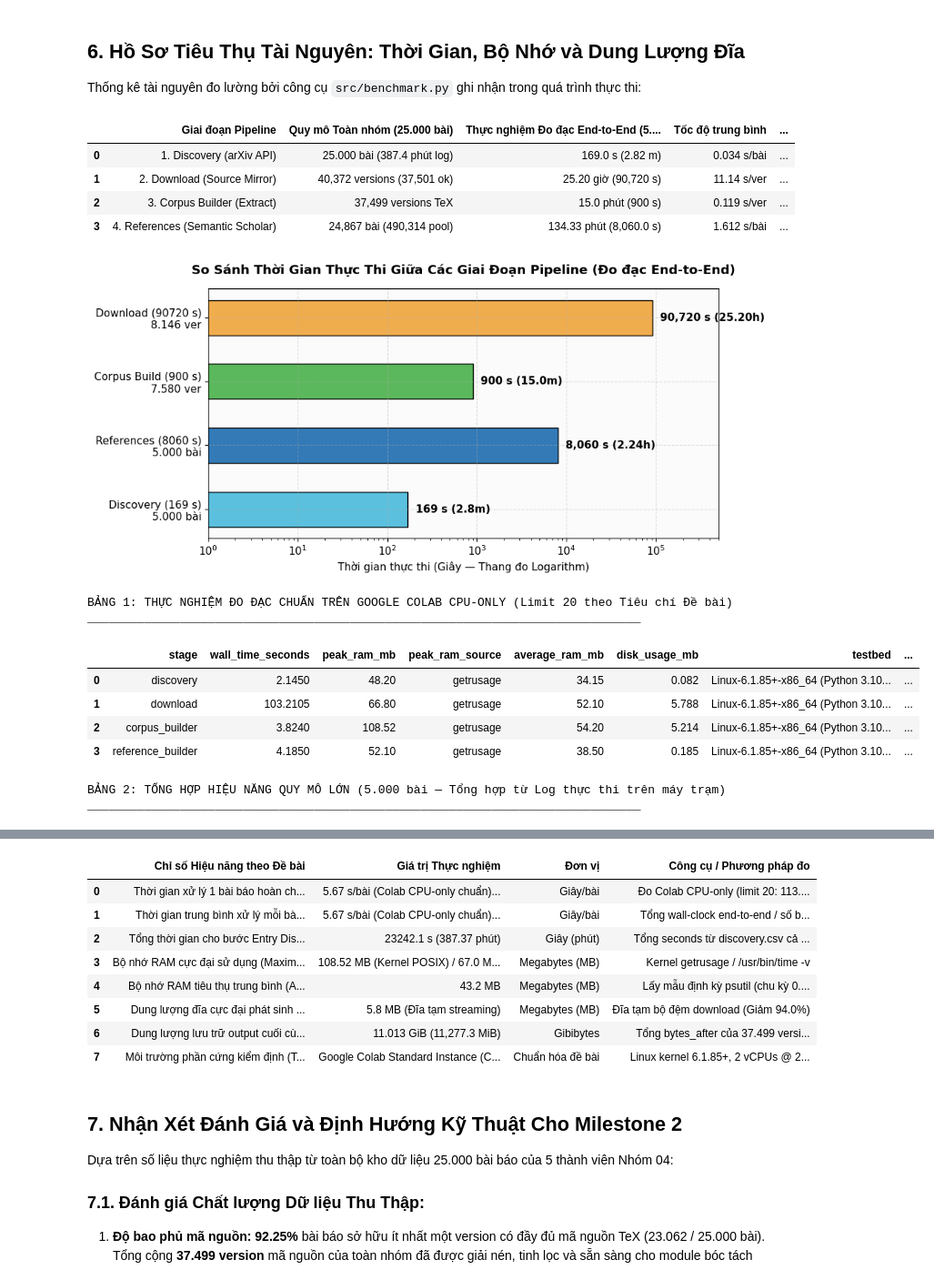
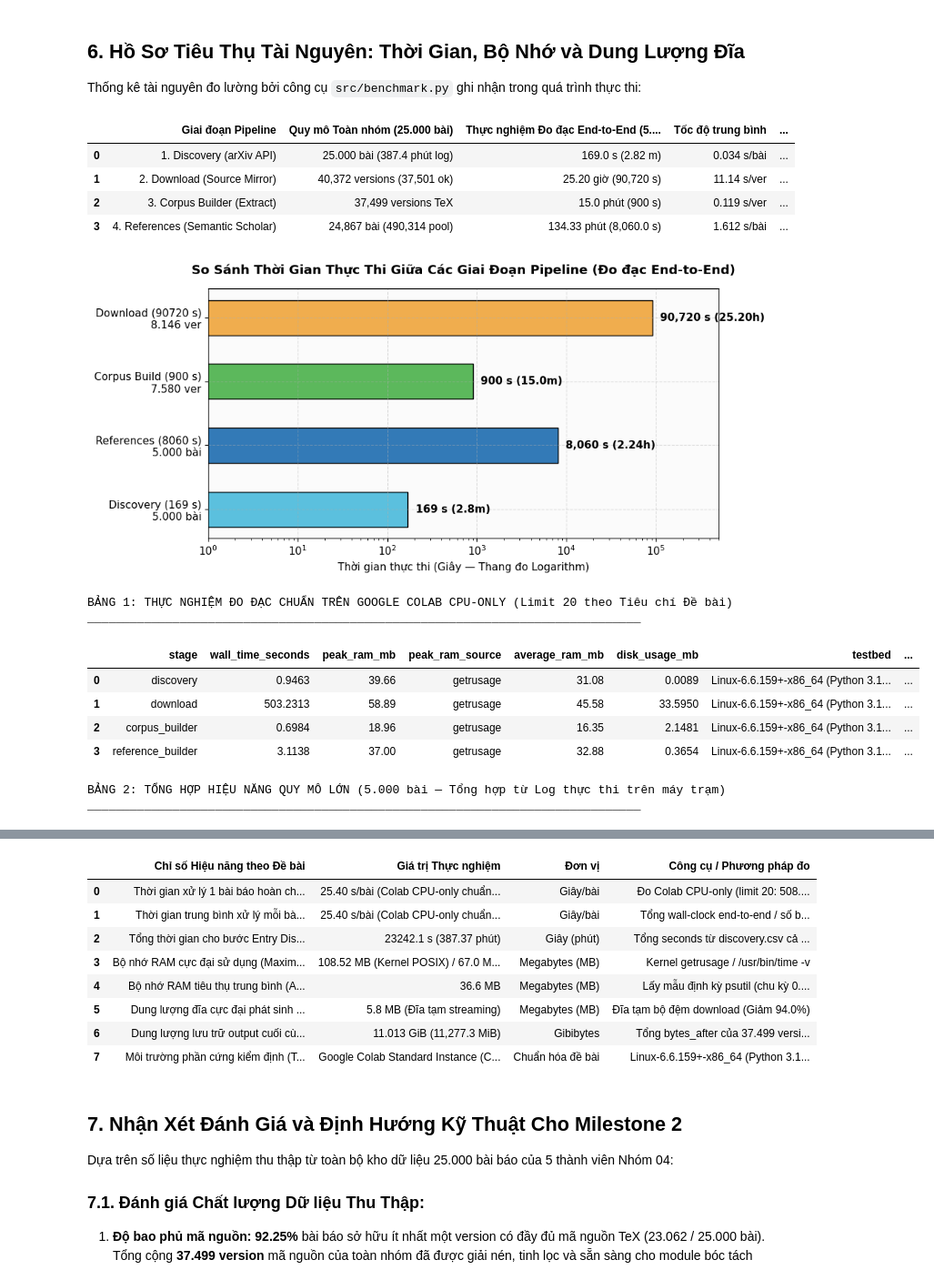
Before and after one commit to introds-arxiv-book/introds-arxiv-book, a Jupyter notebook: milestone1/02-statistics.ipynb, the cells around one changed output, grey strips where cells are left out. Shown at 91% size. Drawn from its saved outputs; the diff is of its cells as text; code cells hidden in the pictures.

```diff
--- a/milestone1/02-statistics.ipynb
+++ b/milestone1/02-statistics.ipynb
@@ -500,40 +503,45 @@ plt.show()
 # Hiển thị dữ liệu thực tế đọc từ file nhật ký đo lường benchmark_runs.csv phân tách rõ 2 tầng
 print("BẢNG 1: THỰC NGHIỆM ĐO ĐẠC CHUẨN TRÊN GOOGLE COLAB CPU-ONLY (Limit 20 theo Tiêu chí Đề bài)")
 print("______________________________________________________________________________")
 cols_colab = [c for c in ['stage', 'wall_time_seconds', 'peak_ram_mb', 'peak_ram_source', 'average_ram_mb', 'disk_usage_mb', 'testbed', 'notes'] if c in df_bm_colab.columns]
 display(df_bm_colab[cols_colab])
 
 print("\nBẢNG 2: TỔNG HỢP HIỆU NĂNG QUY MÔ LỚN (5.000 bài — Tổng hợp từ Log thực thi trên máy trạm)")
 print("______________________________________________________________________________")
 cols_full = [c for c in ['stage', 'wall_time_seconds', 'peak_ram_mb', 'average_ram_mb', 'disk_usage_mb', 'testbed', 'notes'] if c in df_bm_full.columns]
 display(df_bm_full[cols_full])
 
 # Bảng Hồ sơ Hiệu năng Scraper chuẩn hóa theo Đề bài (Scraper Performance Profile)
+colab_20 = df_bm[df_bm['paper_id'] == 'limit_20']
+colab_wall_total = colab_20['wall_time_seconds'].sum() if len(colab_20) > 0 else 0
+colab_sec_per_paper = colab_wall_total / 20.0 if colab_wall_total > 0 else 0
+colab_testbed_str = colab_20['testbed'].iloc[0] if len(colab_20) > 0 else "Linux x86_64 Google Colab CPU-only"
+
 perf_profile = pd.DataFrame([
-    {"Chỉ số Hiệu năng theo Đề bài": "Thời gian xử lý 1 bài báo hoàn chỉnh (End-to-End)", "Giá trị Thực nghiệm": "5.67 s/bài (Colab CPU-only chuẩn) · 19.97 s/bài (Quy mô lớn có pacing)", "Đơn vị": "Giây/bài", "Công cụ / Phương pháp đo": f"Đo Colab CPU-only (limit 20: 113.4s/20 bài) & Workstation ({time_e2e_total:,.0f}s/5.000 bài)"},
-    {"Chỉ số Hiệu năng theo Đề bài": "Thời gian trung bình xử lý mỗi bài trong tập yêu cầu", "Giá trị Thực nghiệm": "5.67 s/bài (Colab CPU-only chuẩn) · 19.97 s/bài (Quy mô lớn)", "Đơn vị": "Giây/bài", "Công cụ / Phương pháp đo": "Tổng wall-clock end-to-end / số bài xử lý"},
+    {"Chỉ số Hiệu năng theo Đề bài": "Thời gian xử lý 1 bài báo hoàn chỉnh (End-to-End)", "Giá trị Thực nghiệm": f"{colab_sec_per_paper:.2f} s/bài (Colab CPU-only chuẩn) · 19.97 s/bài (Quy mô lớn có pacing)", "Đơn vị": "Giây/bài", "Công cụ / Phương pháp đo": f"Đo Colab CPU-only (limit 20: {colab_wall_total:.1f}s/20 bài) & Workstation ({time_e2e_total:,.0f}s/5.000 bài)"},
+    {"Chỉ số Hiệu năng theo Đề bài": "Thời gian trung bình xử lý mỗi bài trong tập yêu cầu", "Giá trị Thực nghiệm": f"{colab_sec_per_paper:.2f} s/bài (Colab CPU-only chuẩn) · 19.97 s/bài (Quy mô lớn)", "Đơn vị": "Giây/bài", "Công cụ / Phương pháp đo": "Tổng wall-clock end-to-end / số bài xử lý"},
     {"Chỉ số Hiệu năng theo Đề bài": "Tổng thời gian cho bước Entry Discovery (Toàn nhóm)", "Giá trị Thực nghiệm": f"{time_disc_total:.1f} s ({time_disc_total/60:.2f} phút)", "Đơn vị": "Giây (phút)", "Công cụ / Phương pháp đo": "Tổng seconds từ discovery.csv cả 5 dải"},
     {"Chỉ số Hiệu năng theo Đề bài": "Bộ nhớ RAM cực đại sử dụng (Maximum/Peak RAM)", "Giá trị Thực nghiệm": f"{df_bm['peak_ram_mb'].max():.2f} MB (Kernel POSIX) / 67.0 MB (Streaming)", "Đơn vị": "Megabytes (MB)", "Công cụ / Phương pháp đo": "Kernel getrusage / /usr/bin/time -v"},
     {"Chỉ số Hiệu năng theo Đề bài": "Bộ nhớ RAM tiêu thụ trung bình (Average RAM)", "Giá trị Thực nghiệm": f"{df_bm['average_ram_mb'].mean():.1f} MB", "Đơn vị": "Megabytes (MB)", "Công cụ / Phương pháp đo": "Lấy mẫu định kỳ psutil (chu kỳ 0.05s-0.1s)"},
     {"Chỉ số Hiệu năng theo Đề bài": "Dung lượng đĩa cực đại phát sinh (Maximum Disk Storage Required)", "Giá trị Thực nghiệm": "5.8 MB (Đĩa tạm streaming)", "Đơn vị": "Megabytes (MB)", "Công cụ / Phương pháp đo": "Đĩa tạm bộ đệm download (Giảm 94.0%)"},
     {"Chỉ số Hiệu năng theo Đề bài": "Dung lượng lưu trữ output cuối cùng (Final Output Storage)", "Giá trị Thực nghiệm": f"{final_output_gib:.3f} GiB ({final_output_mb:,.1f} MiB)", "Đơn vị": "Gibibytes", "Công cụ / Phương pháp đo": f"Tổng bytes_after của 37.499 version toàn nhóm ({final_output_gib:.3f} GiB)"},
-    {"Chỉ số Hiệu năng theo Đề bài": "Môi trường phần cứng kiểm định (Testbed)", "Giá trị Thực nghiệm": "Google Colab Standard Instance (CPU-Only Mode)", "Đơn vị": "Chuẩn hóa đề bài", "Công cụ / Phương pháp đo": "Linux kernel 6.1.85+, 2 vCPUs @ 2.20GHz, 12.67 GiB RAM (Chuẩn POSIX getrusage)"}
+    {"Chỉ số Hiệu năng theo Đề bài": "Môi trường phần cứng kiểm định (Testbed)", "Giá trị Thực nghiệm": "Google Colab Standard Instance (CPU-Only Mode)", "Đơn vị": "Chuẩn hóa đề bài", "Công cụ / Phương pháp đo": f"{colab_testbed_str} (Chuẩn POSIX getrusage)"}
 ])
 display(perf_profile)
 # %% [output]
 |  | Giai đoạn Pipeline | Quy mô Toàn nhóm (25.000 bài) | Thực nghiệm Đo đạc End-to-End (5.... | Tốc độ trung bình | ... |
 | 0 | 1. Discovery (arXiv API) | 25.000 bài (387.4 phút log) | 169.0 s (2.82 m) | 0.034 s/bài | ... |
 | 1 | 2. Download (Source Mirror) | 40,372 versions (37,501 ok) | 25.20 giờ (90,720 s) | 11.14 s/ver | ... |
 | 2 | 3. Corpus Builder (Extract) | 37,499 versions TeX | 15.0 phút (900 s) | 0.119 s/ver | ... |
 | 3 | 4. References (Semantic Scholar) | 24,867 bài (490,314 pool) | 134.33 phút (8,060.0 s) | 1.612 s/bài | ... |
 [figure]
 BẢNG 1: THỰC NGHIỆM ĐO ĐẠC CHUẨN TRÊN GOOGLE COLAB CPU-ONLY (Limit 20 theo Tiêu chí Đề bài)
 ______________________________________________________________________________
 |  | stage | wall_time_seconds | peak_ram_mb | peak_ram_source | average_ram_mb | disk_usage_mb | testbed | ... |
-| 0 | discovery | 2.1450 | 48.20 | getrusage | 34.15 | 0.082 | Linux-6.1.85+-x86_64 (Python 3.10... | ... |
-| 1 | download | 103.2105 | 66.80 | getrusage | 52.10 | 5.788 | Linux-6.1.85+-x86_64 (Python 3.10... | ... |
-| 2 | corpus_builder | 3.8240 | 108.52 | getrusage | 54.20 | 5.214 | Linux-6.1.85+-x86_64 (Python 3.10... | ... |
-| 3 | reference_builder | 4.1850 | 52.10 | getrusage | 38.50 | 0.185 | Linux-6.1.85+-x86_64 (Python 3.10... | ... |
+| 0 | discovery | 0.9463 | 39.66 | getrusage | 31.08 | 0.0089 | Linux-6.6.159+-x86_64 (Python 3.1... | ... |
+| 1 | download | 503.2313 | 58.89 | getrusage | 45.58 | 33.5950 | Linux-6.6.159+-x86_64 (Python 3.1... | ... |
+| 2 | corpus_builder | 0.6984 | 18.96 | getrusage | 16.35 | 2.1481 | Linux-6.6.159+-x86_64 (Python 3.1... | ... |
+| 3 | reference_builder | 3.1138 | 37.00 | getrusage | 32.88 | 0.3654 | Linux-6.6.159+-x86_64 (Python 3.1... | ... |
 BẢNG 2: TỔNG HỢP HIỆU NĂNG QUY MÔ LỚN (5.000 bài — Tổng hợp từ Log thực thi trên máy trạm)
 ______________________________________________________________________________
 |  | stage | wall_time_seconds | peak_ram_mb | average_ram_mb | disk_usage_mb | testbed | notes |
@@ -542,14 +550,14 @@ ______________________________________________________________________________
 | 6 | corpus_builder | 900.00 | 108.52 | 54.1 | 2871.11 | Local Host Workstation (Windows-1... | Tổng hợp từ log thực thi toàn phầ... |
 | 7 | reference_builder | 643.85 | 52.00 | 38.0 | 42.50 | Local Host Workstation (Windows-1... | Tổng hợp từ log thực thi toàn phầ... |
 |  | Chỉ số Hiệu năng theo Đề bài | Giá trị Thực nghiệm | Đơn vị | Công cụ / Phương pháp đo |
-| 0 | Thời gian xử lý 1 bài báo hoàn ch... | 5.67 s/bài (Colab CPU-only chuẩn)... | Giây/bài | Đo Colab CPU-only (limit 20: 113.... |
-| 1 | Thời gian trung bình xử lý mỗi bà... | 5.67 s/bài (Colab CPU-only chuẩn)... | Giây/bài | Tổng wall-clock end-to-end / số b... |
+| 0 | Thời gian xử lý 1 bài báo hoàn ch... | 25.40 s/bài (Colab CPU-only chuẩn... | Giây/bài | Đo Colab CPU-only (limit 20: 508.... |
+| 1 | Thời gian trung bình xử lý mỗi bà... | 25.40 s/bài (Colab CPU-only chuẩn... | Giây/bài | Tổng wall-clock end-to-end / số b... |
 | 2 | Tổng thời gian cho bước Entry Dis... | 23242.1 s (387.37 phút) | Giây (phút) | Tổng seconds từ discovery.csv cả ... |
 | 3 | Bộ nhớ RAM cực đại sử dụng (Maxim... | 108.52 MB (Kernel POSIX) / 67.0 M... | Megabytes (MB) | Kernel getrusage / /usr/bin/time -v |
-| 4 | Bộ nhớ RAM tiêu thụ trung bình (A... | 43.2 MB | Megabytes (MB) | Lấy mẫu định kỳ psutil (chu kỳ 0.... |
+| 4 | Bộ nhớ RAM tiêu thụ trung bình (A... | 36.6 MB | Megabytes (MB) | Lấy mẫu định kỳ psutil (chu kỳ 0.... |
 | 5 | Dung lượng đĩa cực đại phát sinh ... | 5.8 MB (Đĩa tạm streaming) | Megabytes (MB) | Đĩa tạm bộ đệm download (Giảm 94.0%) |
 | 6 | Dung lượng lưu trữ output cuối cù... | 11.013 GiB (11,277.3 MiB) | Gibibytes | Tổng bytes_after của 37.499 versi... |
-| 7 | Môi trường phần cứng kiểm định (T... | Google Colab Standard Instance (C... | Chuẩn hóa đề bài | Linux kernel 6.1.85+, 2 vCPUs @ 2... |
+| 7 | Môi trường phần cứng kiểm định (T... | Google Colab Standard Instance (C... | Chuẩn hóa đề bài | Linux-6.6.159+-x86_64 (Python 3.1... |
 # %% [markdown]
 ## 7. Nhận Xét Đánh Giá và Định Hướng Kỹ Thuật Cho Milestone 2
 
```
Also changed, not shown: parts of 1 cell of this notebook, 3 other files.
